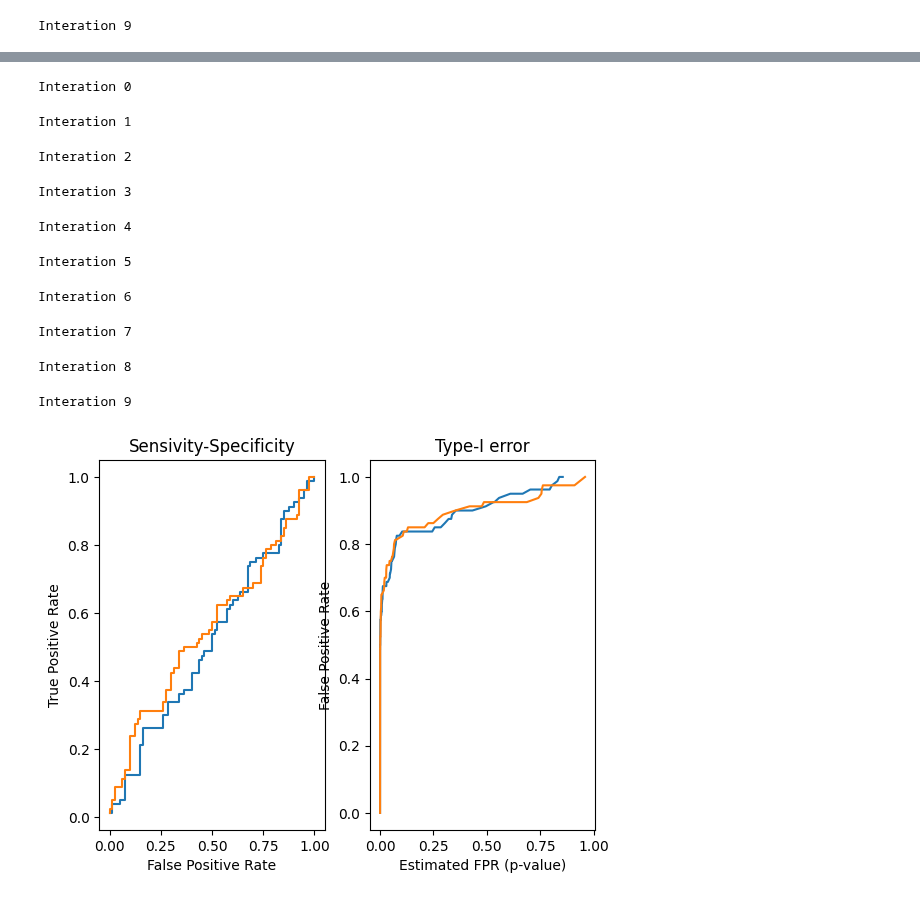
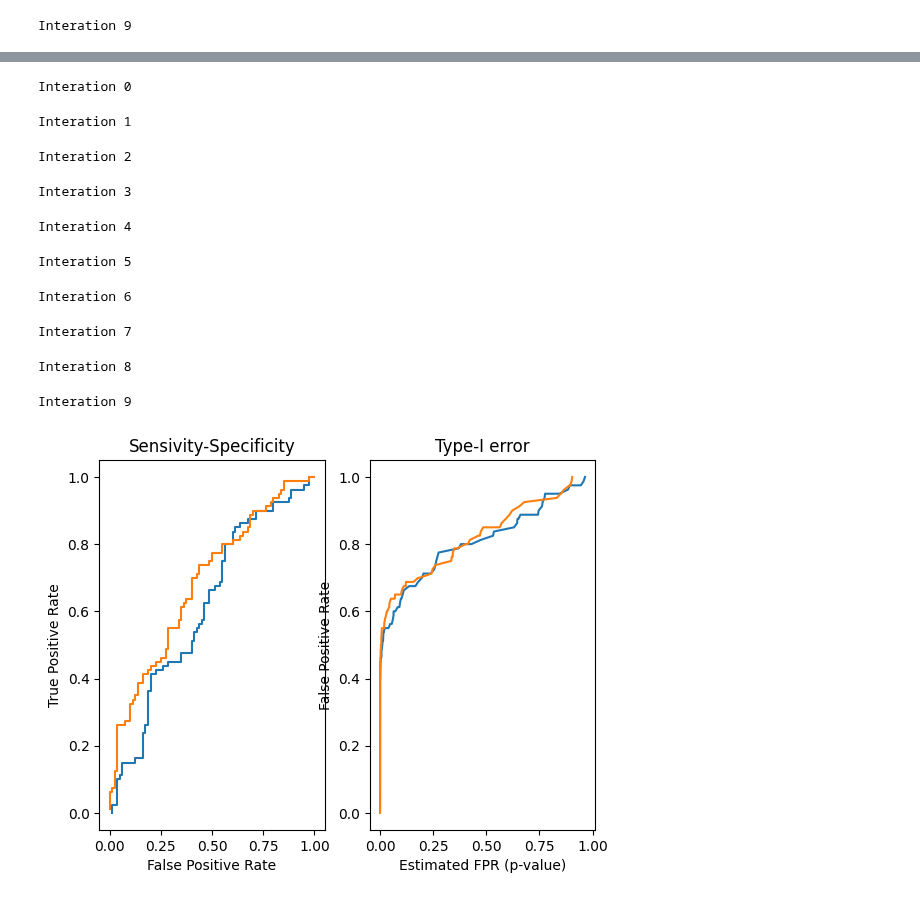
Before and after one commit to huppertt/pyNIRS_toolbox, a Jupyter notebook: examples/03_ROC_Analysis.ipynb, the cells around one changed output, grey strips where cells are left out. Saved outputs shown, nothing was run; the diff lists cells and outputs as text; code cells hidden in the pictures.

```diff
--- a/examples/03_ROC_Analysis.ipynb
+++ b/examples/03_ROC_Analysis.ipynb
@@ -40,22 +37,22 @@ model.draw()
 # %%
 model=roc.ChannelROC()
 model.pipeline = roc.PipelineList([prep.intensity_opticaldensity,
                                     prep.mbll,
                                     prep.resample,
                                     stats.GLM])
-model.data_simulation_args={'snr':5}
+model.data_simulation_args={'snr':10}
 model.pipeline_args={'noise_model':'ols','Fs':4}
 model.run(10)
 model.draw()
 # %% [output]
 Interation 0
 Interation 1
 Interation 2
 Interation 3
 Interation 4
 Interation 5
 Interation 6
 Interation 7
 Interation 8
 Interation 9
-[figure, old version]
+[figure, new version]
```
Also changed, not shown: parts of 3 cells of this notebook, 6 other files.
